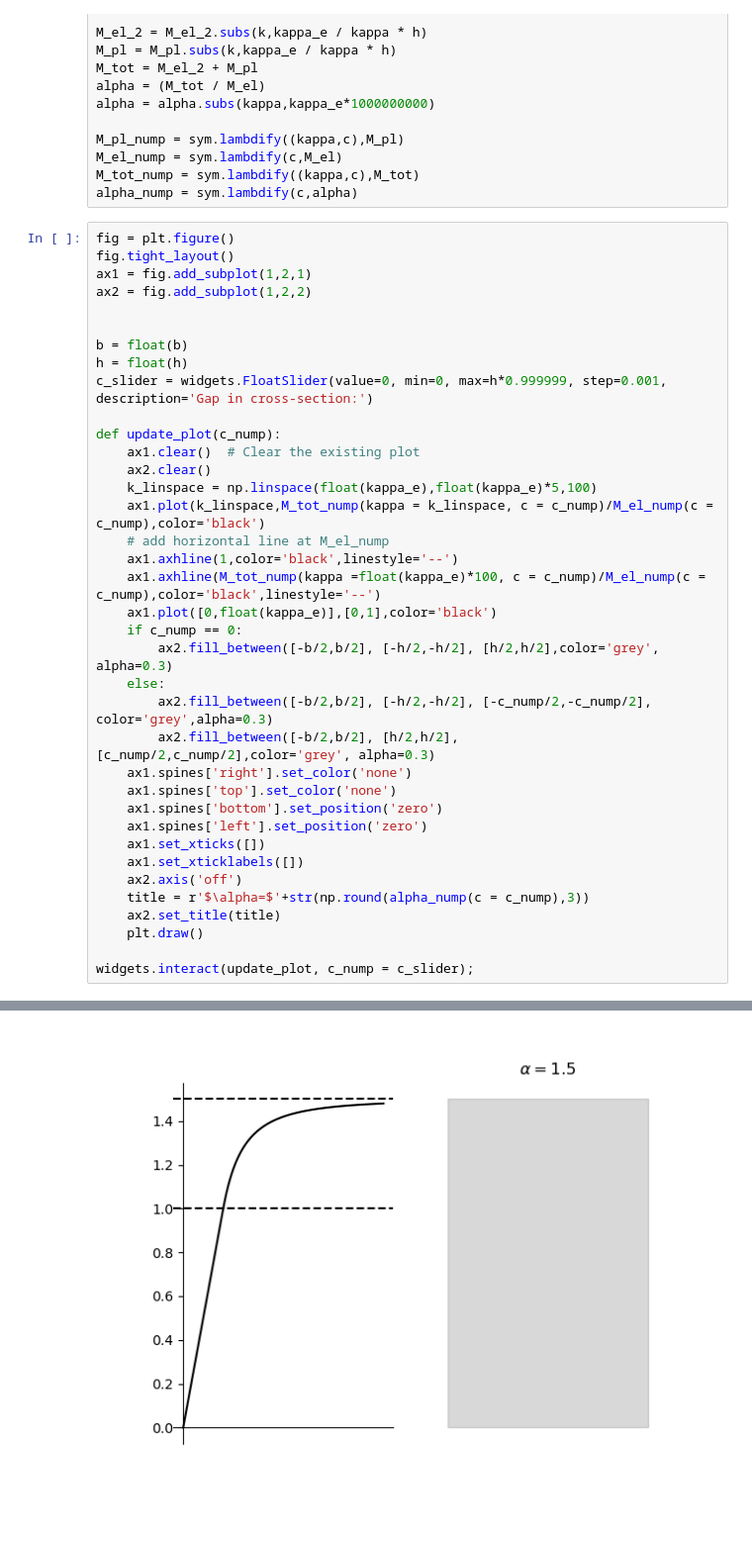
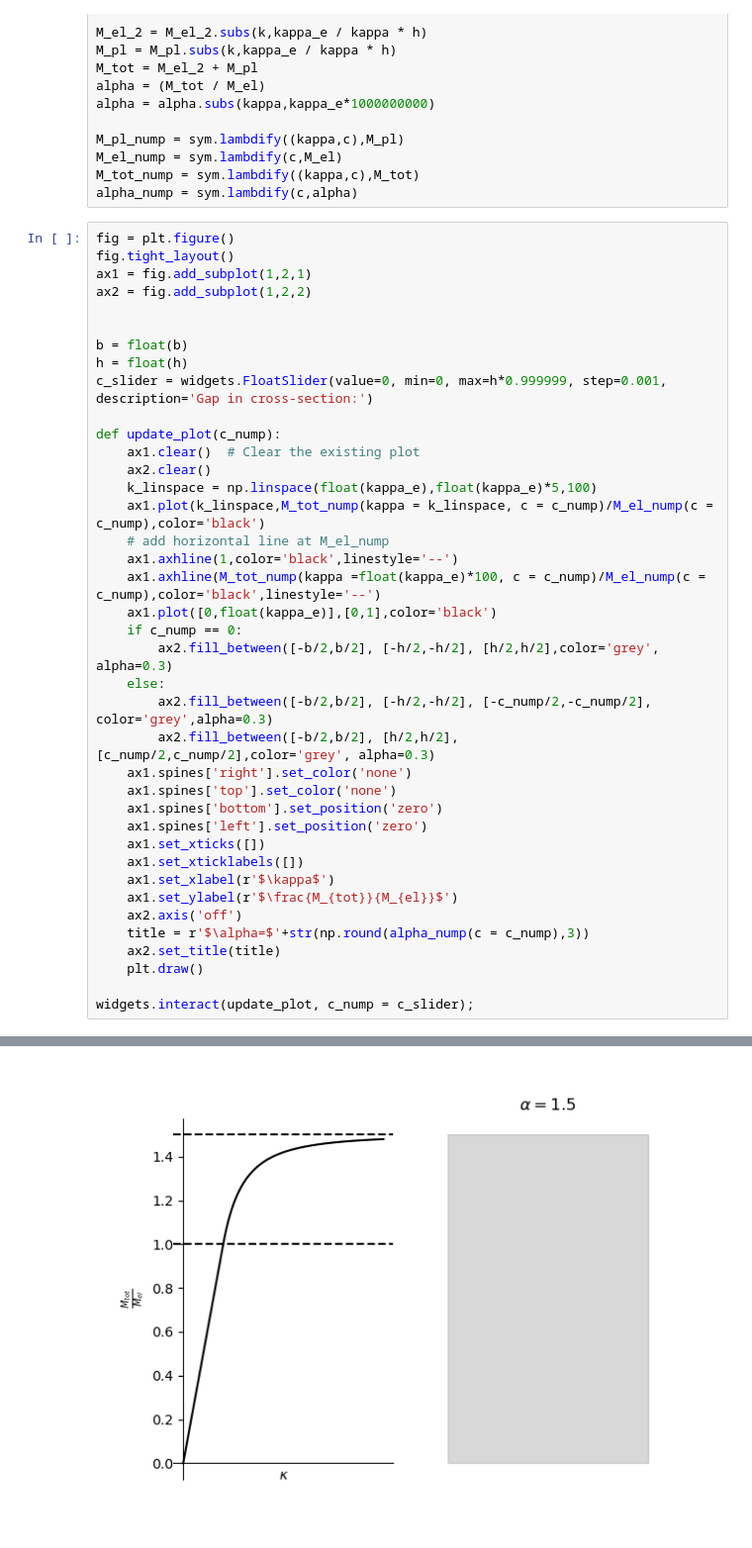
Before and after one commit to TeachBooks/Structural-Mechanics-4, a Jupyter notebook: book/advanced_structural_mechanics/shape_factor.ipynb, the cells around one changed output, grey strips where cells are left out. Shown at 99% size. Drawn from its saved outputs; the diff is of its cells as text.

```diff
--- a/book/advanced_structural_mechanics/shape_factor.ipynb
+++ b/book/advanced_structural_mechanics/shape_factor.ipynb
@@ -56,31 +56,33 @@ h = float(h)
 c_slider = widgets.FloatSlider(value=0, min=0, max=h*0.999999, step=0.001, description='Gap in cross-section:')
 
 def update_plot(c_nump):
     ax1.clear()  # Clear the existing plot
     ax2.clear()
     k_linspace = np.linspace(float(kappa_e),float(kappa_e)*5,100)
     ax1.plot(k_linspace,M_tot_nump(kappa = k_linspace, c = c_nump)/M_el_nump(c = c_nump),color='black')
     # add horizontal line at M_el_nump
     ax1.axhline(1,color='black',linestyle='--')
     ax1.axhline(M_tot_nump(kappa =float(kappa_e)*100, c = c_nump)/M_el_nump(c = c_nump),color='black',linestyle='--')
     ax1.plot([0,float(kappa_e)],[0,1],color='black')
     if c_nump == 0:
         ax2.fill_between([-b/2,b/2], [-h/2,-h/2], [h/2,h/2],color='grey', alpha=0.3)
     else:
         ax2.fill_between([-b/2,b/2], [-h/2,-h/2], [-c_nump/2,-c_nump/2], color='grey',alpha=0.3)
         ax2.fill_between([-b/2,b/2], [h/2,h/2], [c_nump/2,c_nump/2],color='grey', alpha=0.3)
     ax1.spines['right'].set_color('none')
     ax1.spines['top'].set_color('none')
     ax1.spines['bottom'].set_position('zero')
     ax1.spines['left'].set_position('zero')
     ax1.set_xticks([])
     ax1.set_xticklabels([])
+    ax1.set_xlabel(r'$\kappa$')
+    ax1.set_ylabel(r'$\frac{M_{tot}}{M_{el}}$')
     ax2.axis('off')
     title = r'$\alpha=$'+str(np.round(alpha_nump(c = c_nump),3))
     ax2.set_title(title)
     plt.draw()
 
 widgets.interact(update_plot, c_nump = c_slider);
 # %% [output]
 interactive(children=(FloatSlider(value=0.0, description='Gap in cross-section:', max=0.2999997, step=0.001), …
-[figure, old version]
+[figure, new version]
```
Also changed, not shown: parts of 1 cell of this notebook, 2 other files.
